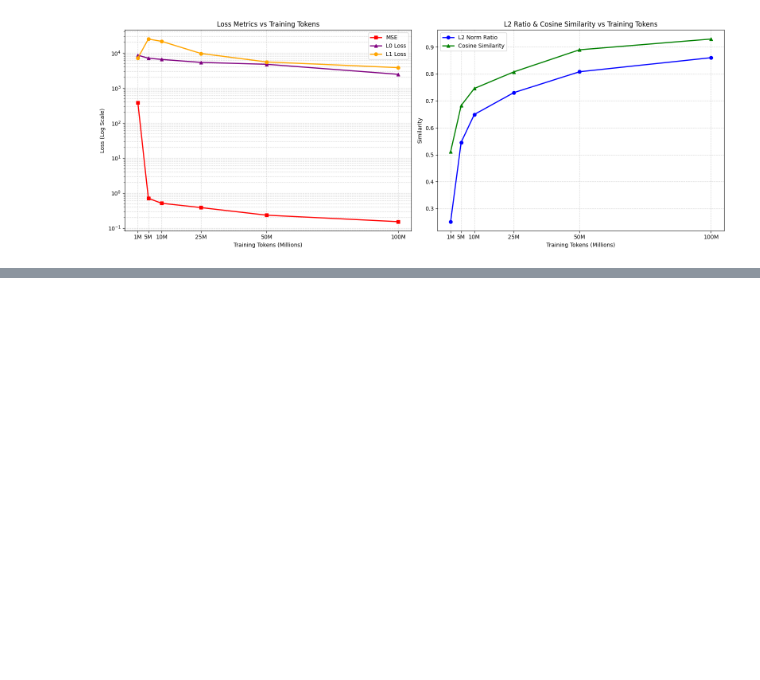
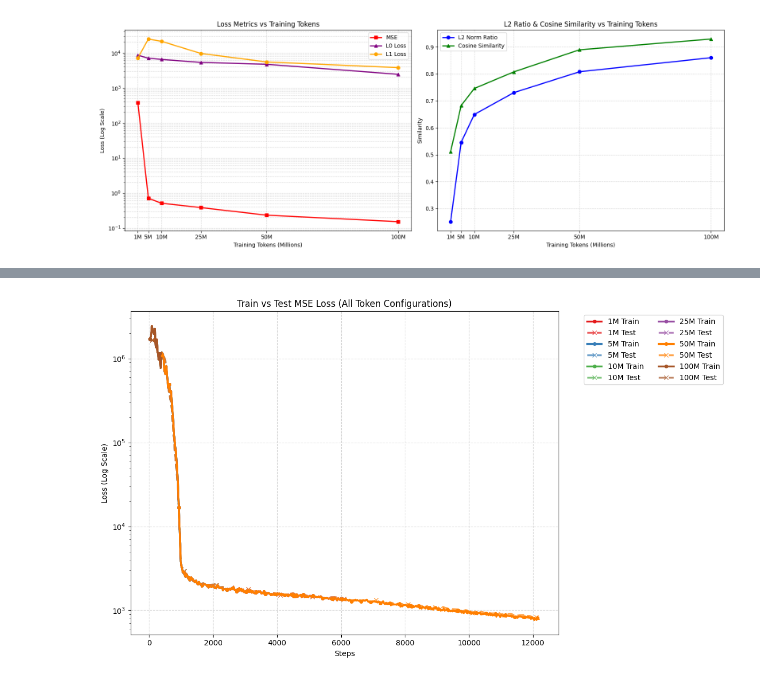
Before and after one commit to rufimelo99/FisherSAE, a Jupyter notebook: artifacts/DeltaSeccommits_QwenCoder_vulnerable/plots.ipynb, the cells around one changed output, grey strips where cells are left out. Cells and saved outputs as stored; diff of their text form; code cells hidden in the pictures; blank space fills up the shorter version.

```diff
--- a/artifacts/DeltaSeccommits_QwenCoder_vulnerable/plots.ipynb
+++ b/artifacts/DeltaSeccommits_QwenCoder_vulnerable/plots.ipynb
@@ -46,3 +46,9 @@ plt.savefig("token_scaling_metrics.pdf")
 plt.show()
 # %% [output]
 [figure]
+# %%
+import pandas as pd
+loss_mse_path = "mse_loss.csv"
+test_mse_loss_path = "test_mse.csv"
+df_mse_loss = pd.read_csv(loss_mse_path)
+df_test_mse_loss = pd.read_csv(test_mse_loss_path)
@@ -48,0 +65,40 @@ plt.show()
+# %%
+# Plot all configurations together
+# Token configs and their scientific notation in column names
+configs = [
+    ("1M", "1.000e+06"),
+    ("5M", "5.000e+06"),
+    ("10M", "1.000e+07"),
+    ("25M", "2.500e+07"),
+    ("50M", "5.000e+07"),
+    ("100M", "1.000e+08"),
+]
+
+# High contrast distinct colors
+colors = ['#e41a1c', '#377eb8', '#4daf4a', '#984ea3', '#ff7f00', '#a65628']
+
+plt.figure(figsize=(12, 7))
+
+for (label, token_str), color in zip(configs, colors):
+    train_col = f"standard-16384-LR-3e-05-Tokens-{token_str} - losses/mse_loss"
+    test_col = f"standard-16384-LR-3e-05-Tokens-{token_str} - test/mse"
+
+    # Plot train (solid line with circle markers)
+    plt.plot(df_mse_loss["Step"], df_mse_loss[train_col],
+             linestyle='-', marker='o', markersize=4, markevery=10,
+             color=color, linewidth=2.5, label=f"{label} Train")
+    # Plot test (dashed line with X markers)
+    plt.plot(df_test_mse_loss["Step"], df_test_mse_loss[test_col],
+             linestyle='--', marker='x', markersize=6, markevery=10,
+             color=color, linewidth=2.5, alpha=0.7, label=f"{label} Test")
+
+plt.yscale("log")
+plt.title("Train vs Test MSE Loss (All Token Configurations)")
+plt.xlabel("Steps")
+plt.ylabel("Loss (Log Scale)")
+plt.grid(True, linestyle='--', alpha=0.5)
+plt.legend(bbox_to_anchor=(1.05, 1), loc='upper left', ncol=2)
+plt.tight_layout()
+plt.show()
+# %% [output]
+[figure, added]
```
Also changed, not shown: parts of 3 cells of this notebook, 5 other files.
